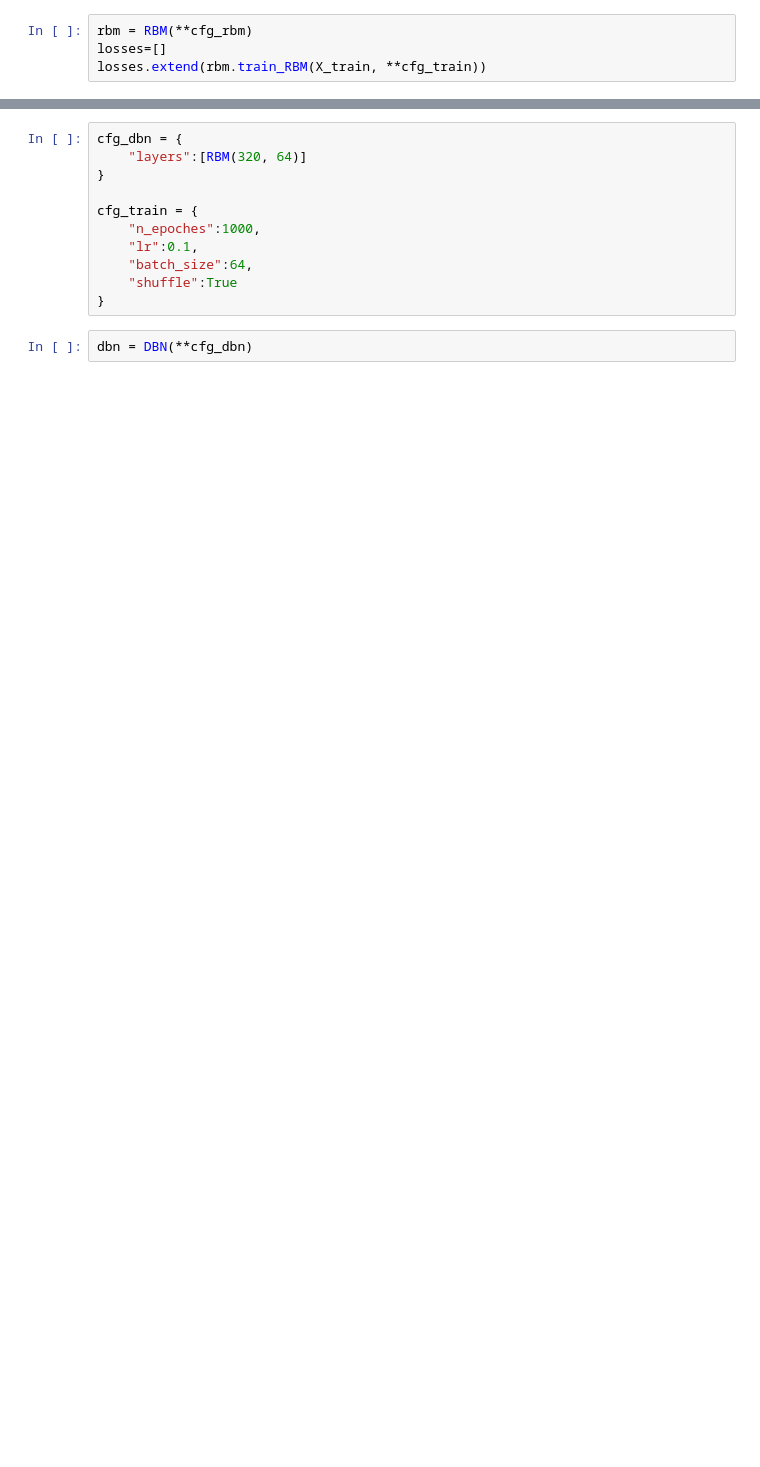
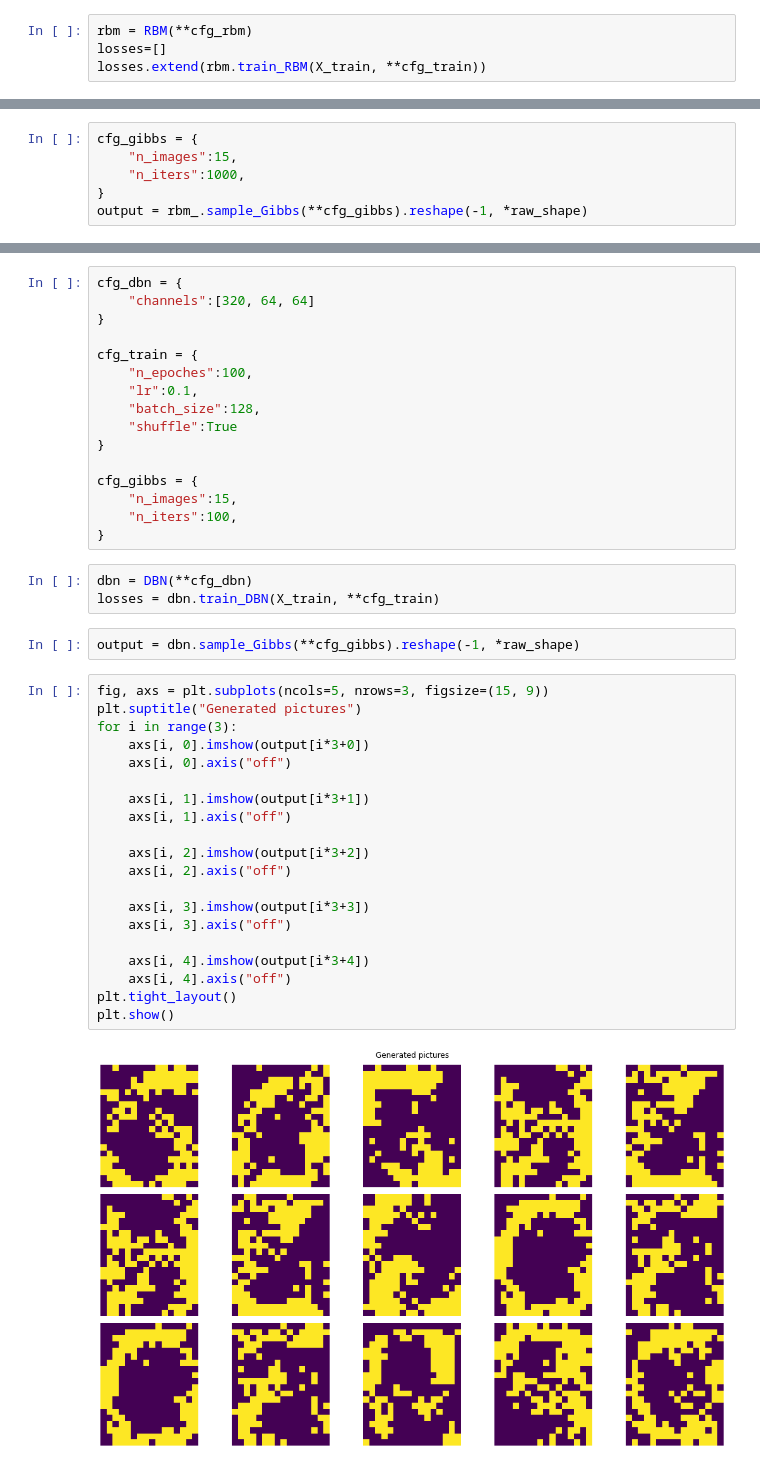
Before and after one commit to VldKnd/RBM, a Jupyter notebook: Experiments.ipynb, the cells around one changed output, grey strips where cells are left out. Drawn from its saved outputs; the diff is of its cells as text; blank space fills up the shorter version.

```diff
--- a/Experiments.ipynb
+++ b/Experiments.ipynb
@@ -66,0 +105,6 @@ plt.show()
+# %%
+cfg_gibbs = {
+    "n_images":15,
+    "n_iters":1000,
+}
+output = rbm_.sample_Gibbs(**cfg_gibbs).reshape(-1, *raw_shape)
@@ -69,13 +136,43 @@ plt.show()
 # %%
 cfg_dbn = {
-    "layers":[RBM(320, 64)]
+    "channels":[320, 64, 64]
 }
 
 cfg_train = {
-    "n_epoches":1000,
+    "n_epoches":100,
     "lr":0.1,
-    "batch_size":64,
+    "batch_size":128,
     "shuffle":True
 }
+
+cfg_gibbs = {
+    "n_images":15,
+    "n_iters":100,
+}
 # %%
 dbn = DBN(**cfg_dbn)
+losses = dbn.train_DBN(X_train, **cfg_train)
+# %%
+output = dbn.sample_Gibbs(**cfg_gibbs).reshape(-1, *raw_shape)
+# %%
+fig, axs = plt.subplots(ncols=5, nrows=3, figsize=(15, 9))
+plt.suptitle("Generated pictures")
+for i in range(3):
+    axs[i, 0].imshow(output[i*3+0])
+    axs[i, 0].axis("off")
+
+    axs[i, 1].imshow(output[i*3+1])
+    axs[i, 1].axis("off")
+
+    axs[i, 2].imshow(output[i*3+2])
+    axs[i, 2].axis("off")
+
+    axs[i, 3].imshow(output[i*3+3])
+    axs[i, 3].axis("off")
+
+    axs[i, 4].imshow(output[i*3+4])
+    axs[i, 4].axis("off")
+plt.tight_layout()
+plt.show()
+# %% [output]
+[figure, added]
```
Also changed, not shown: parts of 15 cells of this notebook, 4 other files.
